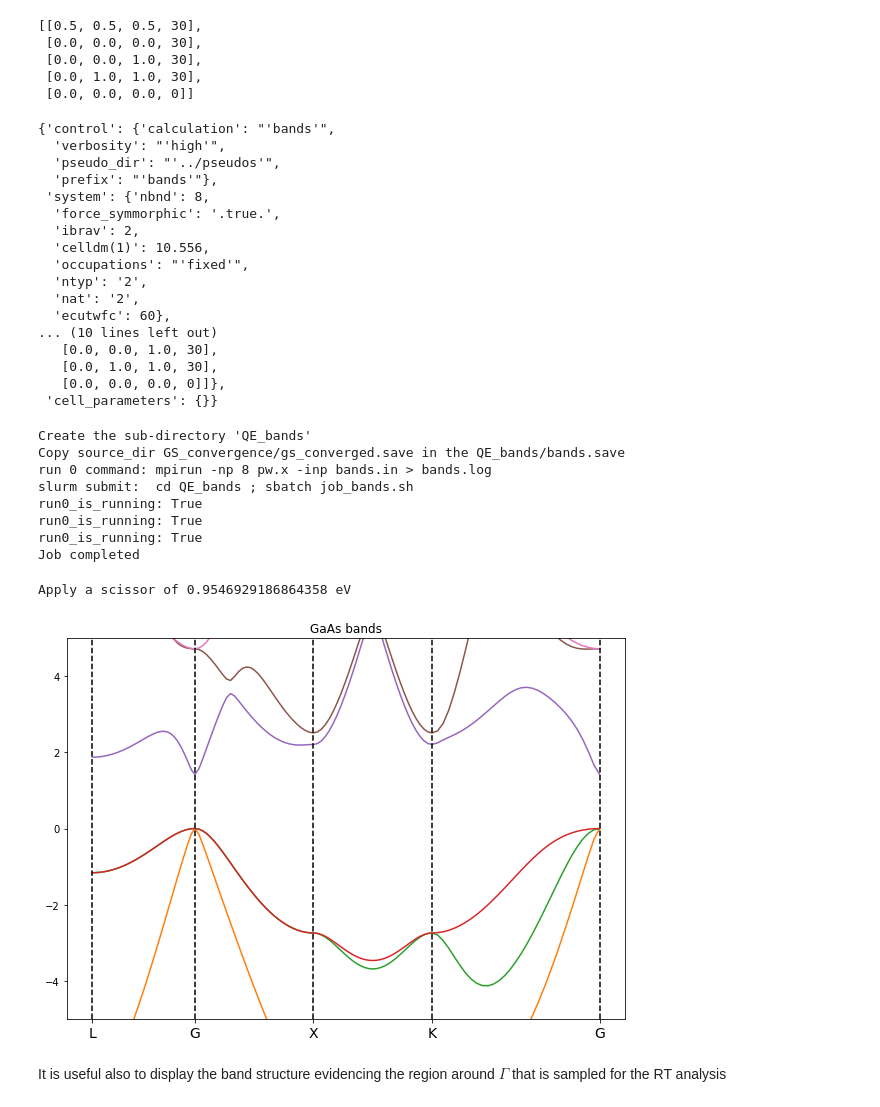
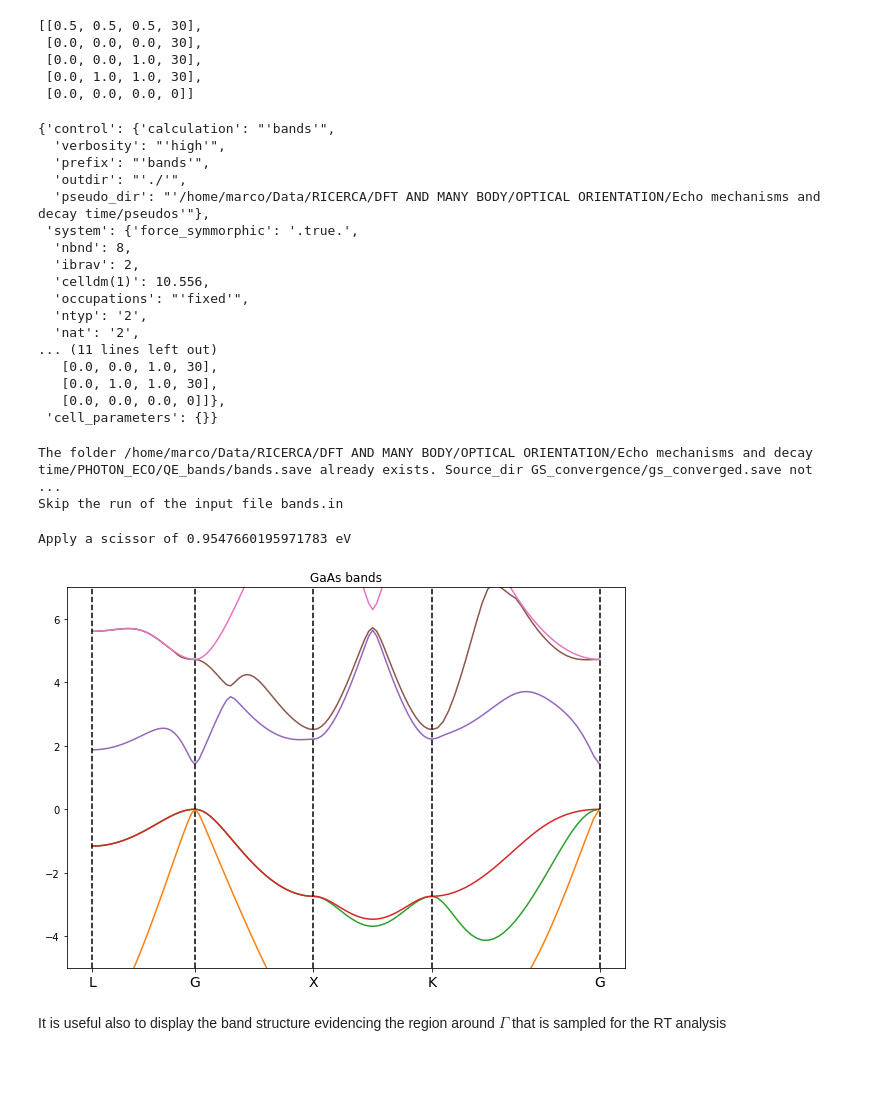
Before and after one commit to marcodalessandro76/Echo_mechanisms_decay_time_optical_orientation, a Jupyter notebook: PHOTON_ECO/QE_Calculations.ipynb, the cells around one changed output. Cells and saved outputs as stored; diff of their text form; code cells hidden in the pictures; blank space fills up the shorter version.

```diff
--- a/PHOTON_ECO/QE_Calculations.ipynb
+++ b/PHOTON_ECO/QE_Calculations.ipynb
@@ -30,5 +30,5 @@ mpi = 16
 # %%
-#code = C.QeCalculator(omp=omp,mpi=mpi)
-code = C.QeCalculator(omp=omp,mpi=mpi,scheduler='slurm',sbatch_options=['--partition=all12h'])
+code = C.QeCalculator(omp=omp,mpi=mpi)
+#code = C.QeCalculator(omp=omp,mpi=mpi,scheduler='slurm',sbatch_options=['--partition=all12h'])
 code.global_options()
 # %% [output]
@@ -436,7 +436,7 @@ run_dir = 'QE_bands'
 # %% [markdown]
 We compute the band structure along a path. We use the converged energy_cutoff and lattice parameters.
 # %%
-hsp = U.high_sym_fcc
+hsp = U.Constants.high_sym_fcc
 klist = U.build_kpath(hsp['L'],hsp['G'],hsp['X'],hsp['K'],hsp['G'],numstep=30)
 klist
 # %% [output]
@@ -464,43 +464,37 @@ inp
 # %% [output]
 {'control': {'calculation': "'bands'",
   'verbosity': "'high'",
-  'pseudo_dir': "'../pseudos'",
-  'prefix': "'bands'"},
- 'system': {'nbnd': 8,
-  'force_symmorphic': '.true.',
+  'prefix': "'bands'",
+  'outdir': "'./'",
+  'pseudo_dir': "'/home/marco/Data/RICERCA/DFT AND MANY BODY/OPTICAL ORIENTATION/Echo mechanisms and decay time/pseudos'"},
+ 'system': {'force_symmorphic': '.true.',
+  'nbnd': 8,
   'ibrav': 2,
   'celldm(1)': 10.556,
   'occupations': "'fixed'",
   'ntyp': '2',
   'nat': '2',
-  'ecutwfc': 60},
-... (10 lines left out)
+... (11 lines left out)
    [0.0, 0.0, 1.0, 30],
    [0.0, 1.0, 1.0, 30],
    [0.0, 0.0, 0.0, 0]]},
  'cell_parameters': {}}
 # %%
-result = code.run(run_dir=run_dir,inputs=[inp],names=[pref],source_dir='GS_convergence/gs_converged.save')
+result = code.run(run_dir=run_dir,input=inp,name=pref,source_dir='GS_convergence/gs_converged.save')
 # %% [output]
-Create the sub-directory 'QE_bands'
-Copy source_dir GS_convergence/gs_converged.save in the QE_bands/bands.save
-run 0 command: mpirun -np 8 pw.x -inp bands.in > bands.log
-slurm submit:  cd QE_bands ; sbatch job_bands.sh
-run0_is_running: True
-run0_is_running: True
-run0_is_running: True
-Job completed
+The folder /home/marco/Data/RICERCA/DFT AND MANY BODY/OPTICAL ORIENTATION/Echo mechanisms and decay time/PHOTON_ECO/QE_bands/bands.save already exists. Source_dir GS_convergence/gs_converged.save not  ...
+Skip the run of the input file bands.in
 # %%
-bands = U.BandStructure.from_Pw(result['output'][0],hsp,set_gap=1.42)
+bands = U.BandStructure.from_Pw(result,hsp,set_gap=1.42)
 # %% [output]
-Apply a scissor of 0.9546929186864358 eV
+Apply a scissor of 0.9547660195971783 eV
 # %%
 fig, ax = plt.subplots(figsize=(10, 7))
 plt.title('GaAs bands')
-plt.ylim(-5,5)
+plt.ylim(-5,7)
 bands.plot(plt,selection=[i for i in range(0,7)])
 # %% [output]
-[figure, old version]
+[figure, new version]
 # %% [markdown]
 It is useful also to display the band structure evidencing the region around $\Gamma$ that is sampled for the RT analysis
 # %%
```
Also changed, not shown: parts of 2 cells of this notebook, 4 other files.
